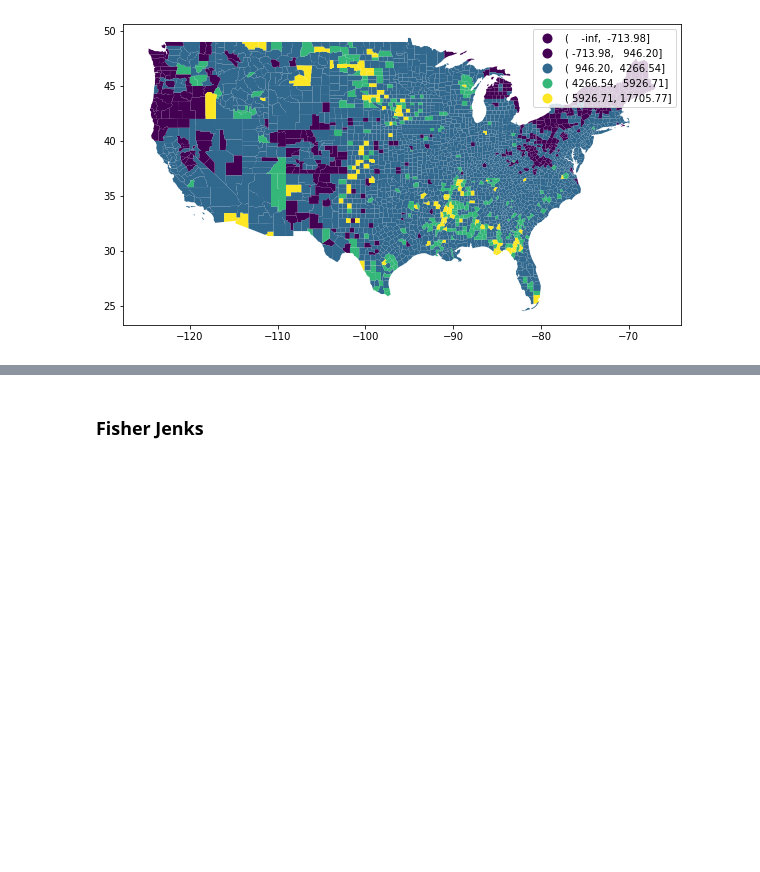
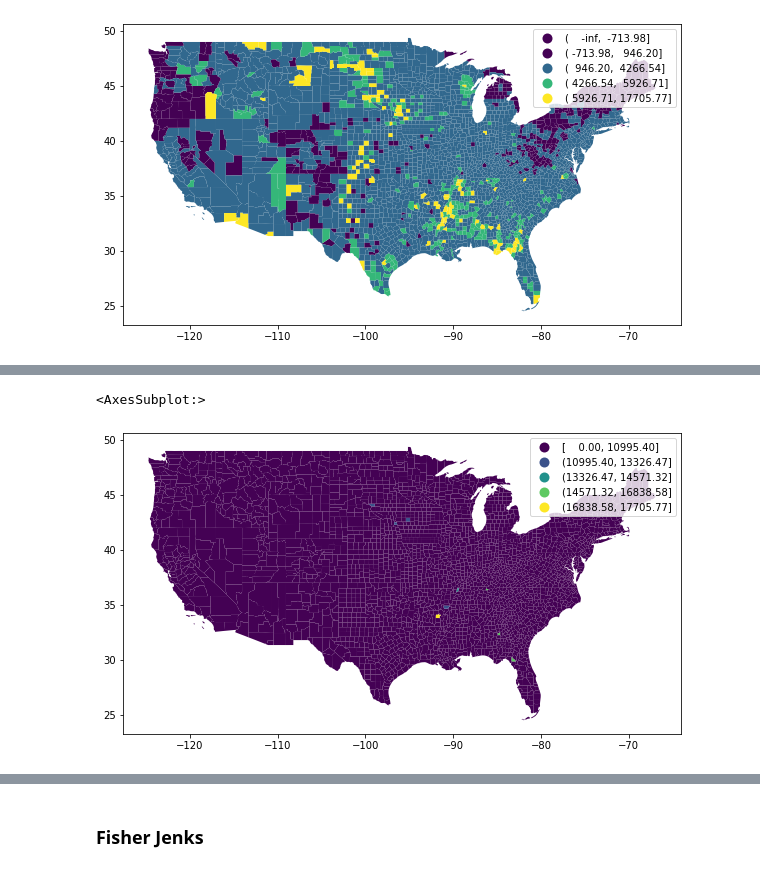
Before and after one commit to jamesdamillington/usa-covid-mapping, a Jupyter notebook: USA-covid-choropleth.ipynb, the cells around one changed output, grey strips where cells are left out. Saved outputs shown, nothing was run; the diff lists cells and outputs as text; code cells hidden in the pictures; blank space fills up the shorter version.

```diff
--- a/USA-covid-choropleth.ipynb
+++ b/USA-covid-choropleth.ipynb
@@ -324,0 +345,6 @@ mb5
+# %%
+fig, ax = plt.subplots(1, figsize=(10, 8))
+cty_cont.plot(column='case_rate_100k', scheme='MaximumBreaks', ax=ax, legend=True)
+# %% [output]
+<AxesSubplot:>
+[figure, added]
```
Also changed, not shown: parts of 6 cells of this notebook.
